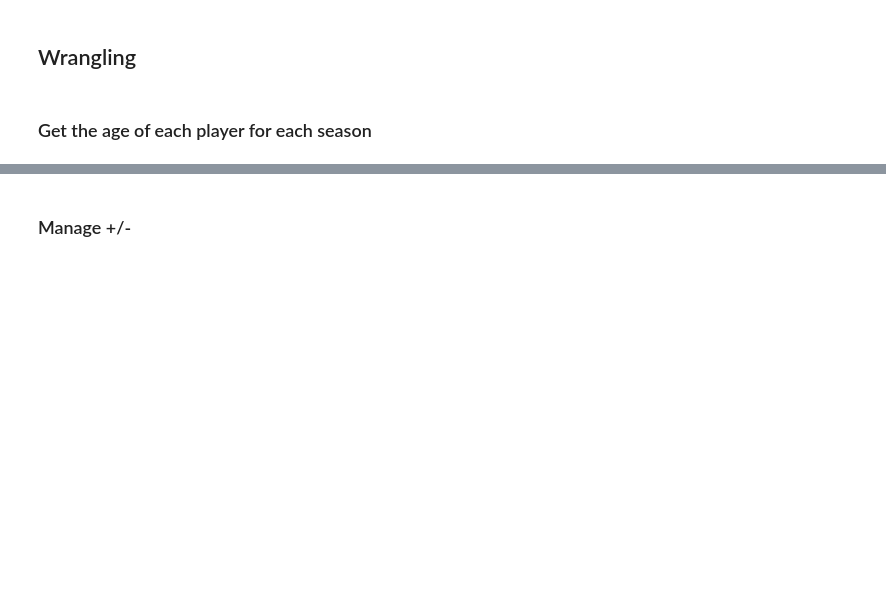
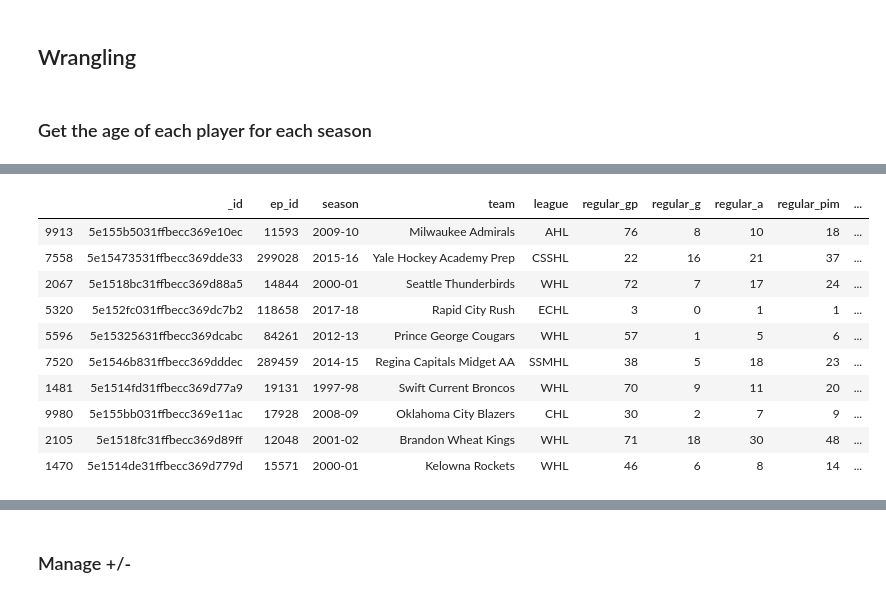
Before and after one commit to TomCallegari/ScoutingWithAI, a Jupyter notebook: Notebooks/ETL.ipynb, the cells around one changed output, grey strips where cells are left out. Saved outputs shown, nothing was run; the diff lists cells and outputs as text; code cells hidden in the pictures; blank space fills up the shorter version.

```diff
--- a/Notebooks/ETL.ipynb
+++ b/Notebooks/ETL.ipynb
@@ -61,3 +78,17 @@ players = pd.merge(players, birthdays, on = 'ep_id', how = 'left')
+# %%
+players.sample(10)
+# %% [output]
+|  | _id | ep_id | season | team | league | regular_gp | regular_g | regular_a | regular_pim | ... |
+| 9913 | 5e155b5031ffbecc369e10ec | 11593 | 2009-10 | Milwaukee Admirals | AHL | 76 | 8 | 10 | 18 | ... |
+| 7558 | 5e15473531ffbecc369dde33 | 299028 | 2015-16 | Yale Hockey Academy Prep | CSSHL | 22 | 16 | 21 | 37 | ... |
+| 2067 | 5e1518bc31ffbecc369d88a5 | 14844 | 2000-01 | Seattle Thunderbirds | WHL | 72 | 7 | 17 | 24 | ... |
+| 5320 | 5e152fc031ffbecc369dc7b2 | 118658 | 2017-18 | Rapid City Rush | ECHL | 3 | 0 | 1 | 1 | ... |
+| 5596 | 5e15325631ffbecc369dcabc | 84261 | 2012-13 | Prince George Cougars | WHL | 57 | 1 | 5 | 6 | ... |
+| 7520 | 5e1546b831ffbecc369dddec | 289459 | 2014-15 | Regina Capitals Midget AA | SSMHL | 38 | 5 | 18 | 23 | ... |
+| 1481 | 5e1514fd31ffbecc369d77a9 | 19131 | 1997-98 | Swift Current Broncos | WHL | 70 | 9 | 11 | 20 | ... |
+| 9980 | 5e155bb031ffbecc369e11ac | 17928 | 2008-09 | Oklahoma City Blazers | CHL | 30 | 2 | 7 | 9 | ... |
+| 2105 | 5e1518fc31ffbecc369d89ff | 12048 | 2001-02 | Brandon Wheat Kings | WHL | 71 | 18 | 30 | 48 | ... |
+| 1470 | 5e1514de31ffbecc369d779d | 15571 | 2000-01 | Kelowna Rockets | WHL | 46 | 6 | 8 | 14 | ... |
 # %%
 # Extract the end of season date for each yyyy-yy season variable
 players['end_of_season'] = '20' + players['season'].str.extract(r'-(\d{2})') + '-04-05'
```
Also changed, not shown: parts of 13 cells of this notebook, 1 other file.
